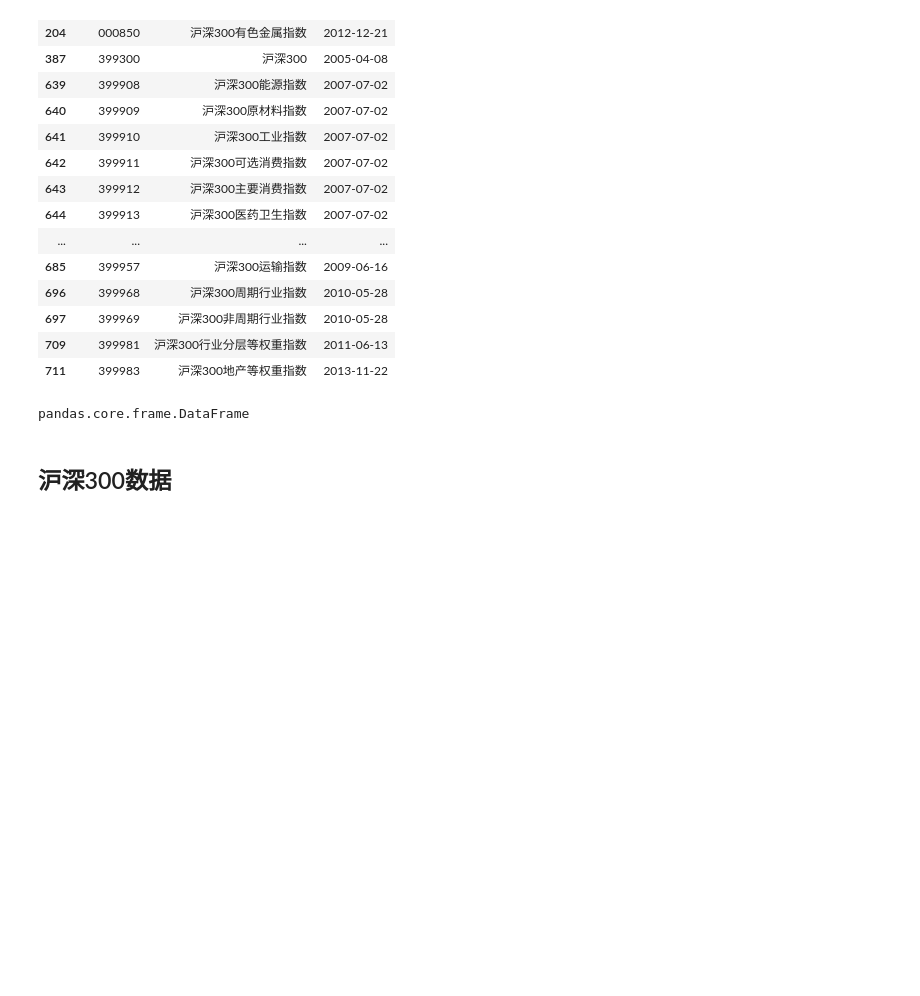
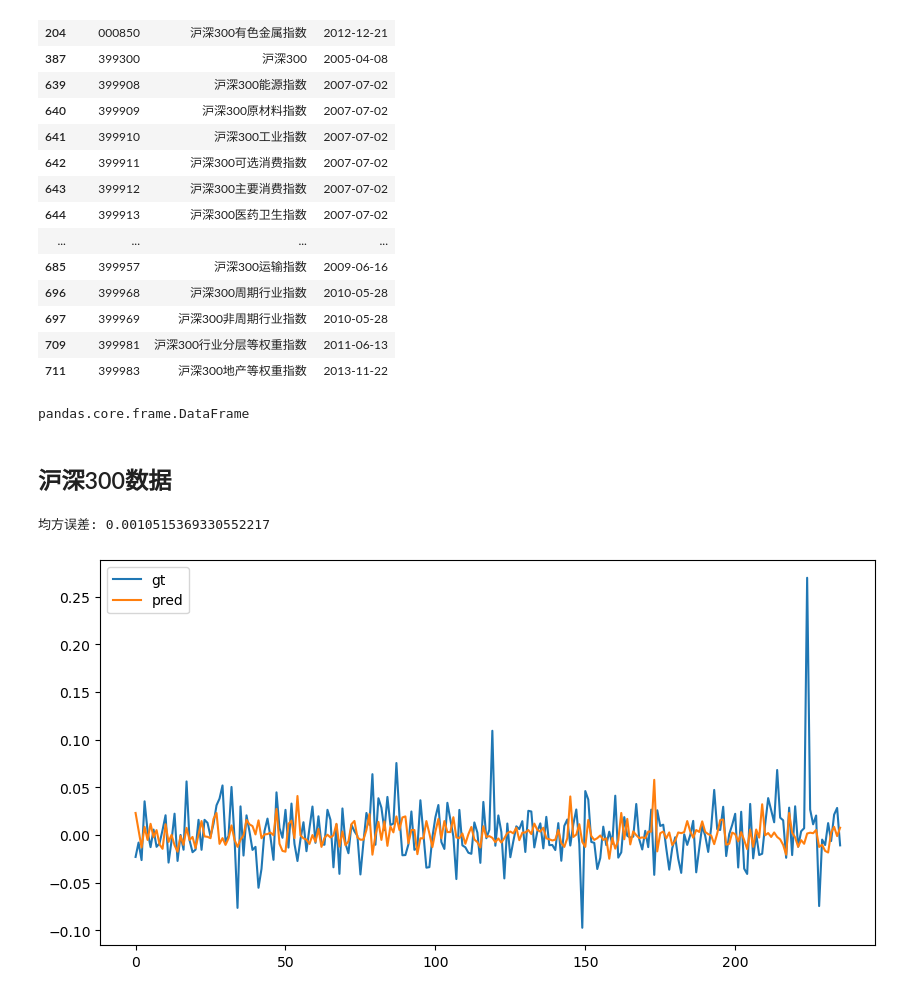
Before and after one commit to kennys-cs1105/QuantTrading, a Jupyter notebook: notebook/2025-03-14-需求构建模型.ipynb, the cells around one changed output. Cells and saved outputs as stored; diff of their text form; code cells hidden in the pictures; blank space fills up the shorter version.

```diff
--- a/notebook/2025-03-14-需求构建模型.ipynb
+++ b/notebook/2025-03-14-需求构建模型.ipynb
@@ -83,0 +99,32 @@ data.columns = ['close', 'high', 'low', 'open', 'volume']
+# %%
+"""特征"""
+data['ma_crossover'] = (data['MA5'] > data['MA20']).astype(int)
+data['J_signal'] = ((data['J'] > -5) & (data['J'] < -1)).astype(int)
+# %%
+"""特征集"""
+features = data[['ma_crossover', 'J_signal', 'J']]
+target = data[['return_5d', 'return_10d', 'return_20d']]
+# %%
+data_combined = pd.concat([features, target], axis=1).dropna()
+# %%
+features = data_combined[['ma_crossover', 'J_signal', 'J']]
+target = data_combined[['return_5d', 'return_10d', 'return_20d']]
+# %%
+X_train, X_test, y_train, y_test = train_test_split(features, target['return_5d'], test_size=0.2, random_state=42)
+
+model = XGBRegressor(objective='reg:squarederror', n_estimators=100, learning_rate=0.1)
+model.fit(X_train, y_train)
+
+predictions = model.predict(X_test)
+
+mse = mean_squared_error(y_test, predictions)
+print("均方误差:", mse)
+
+plt.figure(figsize=(10, 5))
+plt.plot(y_test.values, label="gt")
+plt.plot(predictions, label="pred")
+plt.legend()
+plt.show()
+# %% [output]
+均方误差: 0.0010515369330552217
+[figure, added]
```
Also changed, not shown: parts of 3 cells of this notebook.
